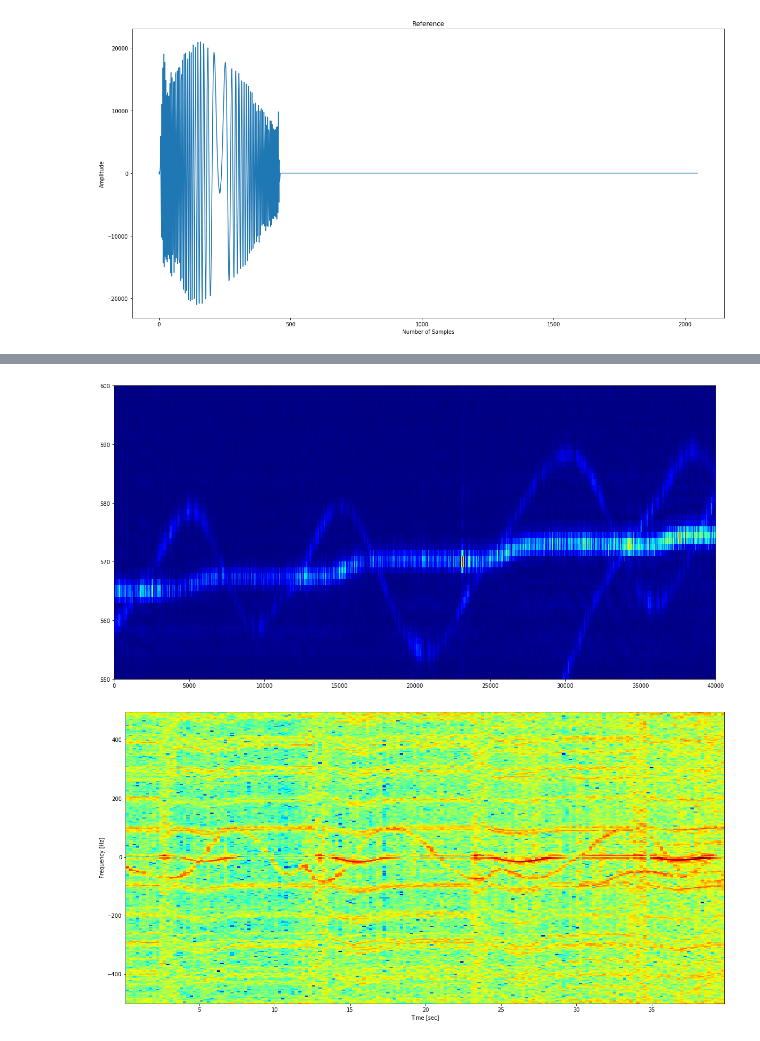
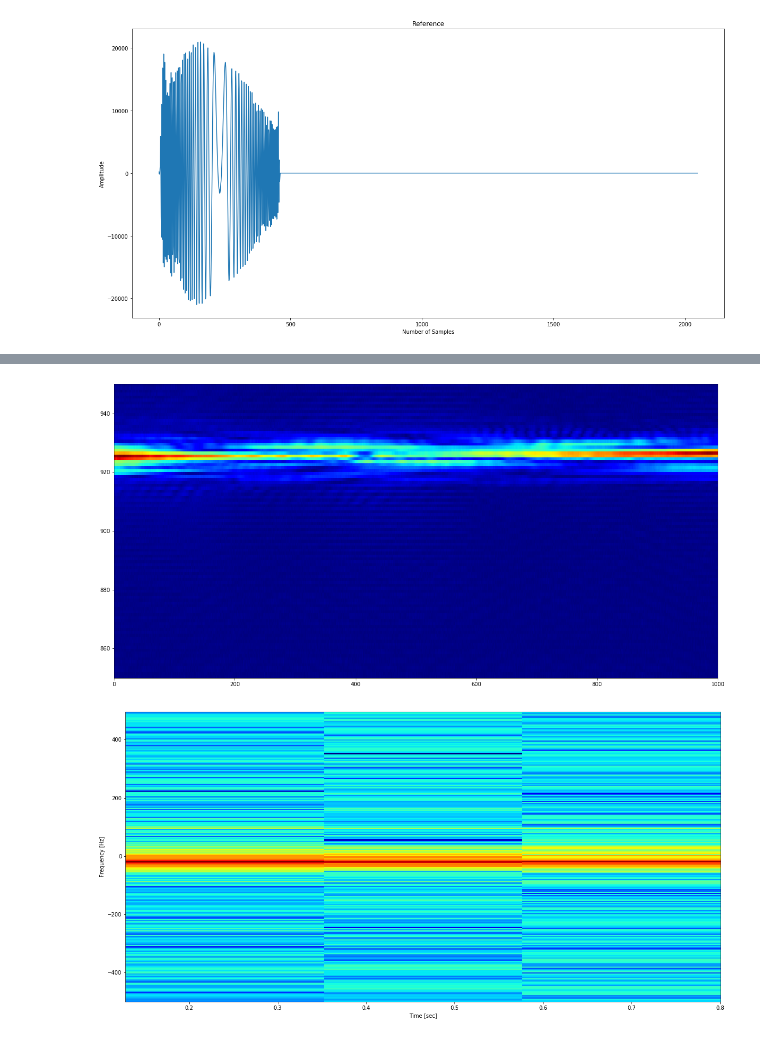
Before and after one commit to radarfundamentals/radar_course, a Jupyter notebook: Nextrad_Processing.ipynb, the cells around one changed output, grey strips where cells are left out. Cells and saved outputs as stored; diff of their text form; code cells hidden in the pictures.

```diff
--- a/Nextrad_Processing.ipynb
+++ b/Nextrad_Processing.ipynb
@@ -345,7 +354,7 @@ spectrogram_side_size = 20
 # %%
 processor_setup_file = '../proc_config.ini'
 radar_ini = 'NeXtRAD.ini'
-radar = Node(0,processor_setup_file,radar_ini)
+radar = Node(0,processor_setup_file,radar_ini,'BoatInFrontRR.dat')
 
 radar.print_radar_details()
 # %% [output]
@@ -364,5 +373,5 @@ Carrier Frequencies: [1300.0]
 Pulse Widths: [5.0]
 Polarisations: [3]
 # %%
-IQ_matrix = radar.format_data(radar.Lchan_file, number_pulses=40000, blanking=500)
+IQ_matrix = radar.format_data(radar.Lchan_file, number_pulses=1000, blanking=500, filter_on=True)
 # %% [output]
@@ -390,9 +495,9 @@ fig2 = radar.plot_pulse_mag(PC_matrix)
 # %%
-fig3 = radar.plot_rti(PC_matrix, range_limits=[550,600])
+fig3 = radar.plot_rti(PC_matrix, range_limits=[850,950])
 # %% [output]
-[figure, old version]
+[figure, new version]
 # %%
-f, t, Sxx = radar.doppler_spectrum(PC_matrix,range_bin=570,num_bins_avg=[20,20])
+f, t, Sxx = radar.doppler_spectrum(PC_matrix,range_bin=900,num_bins_avg=[50,50])
 fig4 = radar.plot_spectrogram(f,t,Sxx,logplot=1, cmap_spec='jet')
 # %% [output]
-[figure, old version]
+[figure, new version]
```
Also changed, not shown: parts of 13 cells of this notebook.
